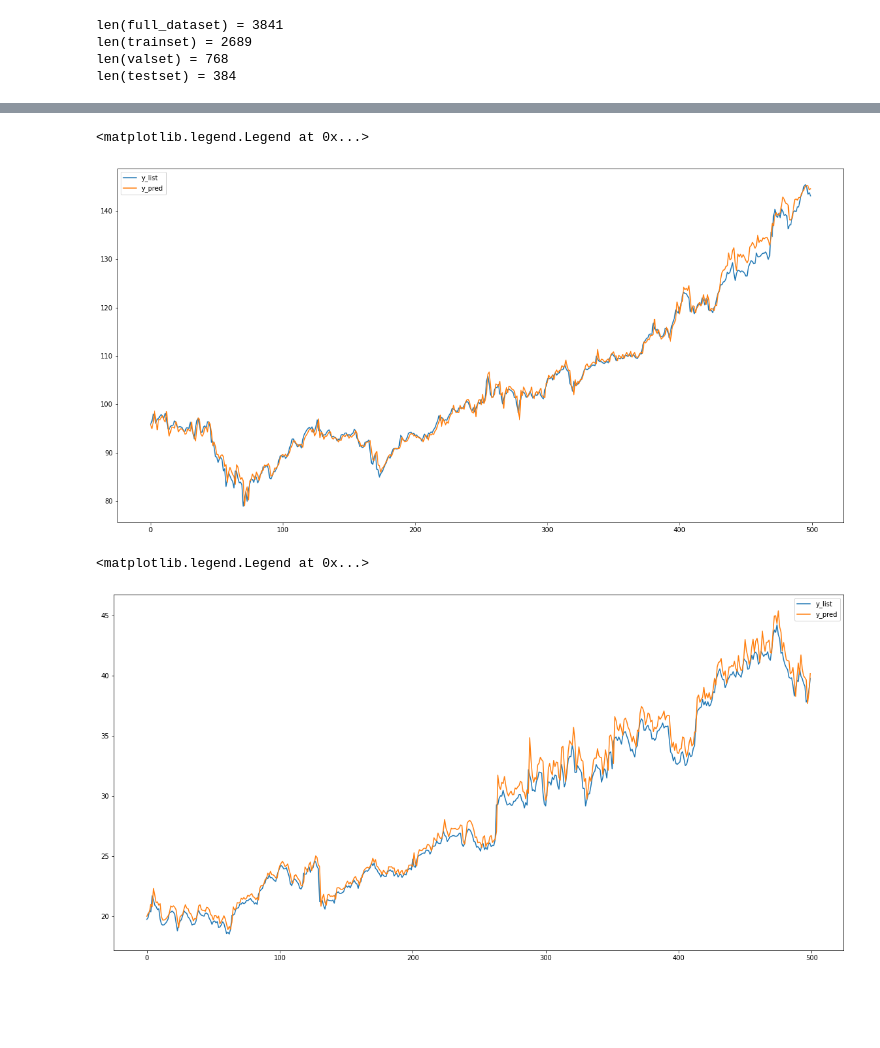
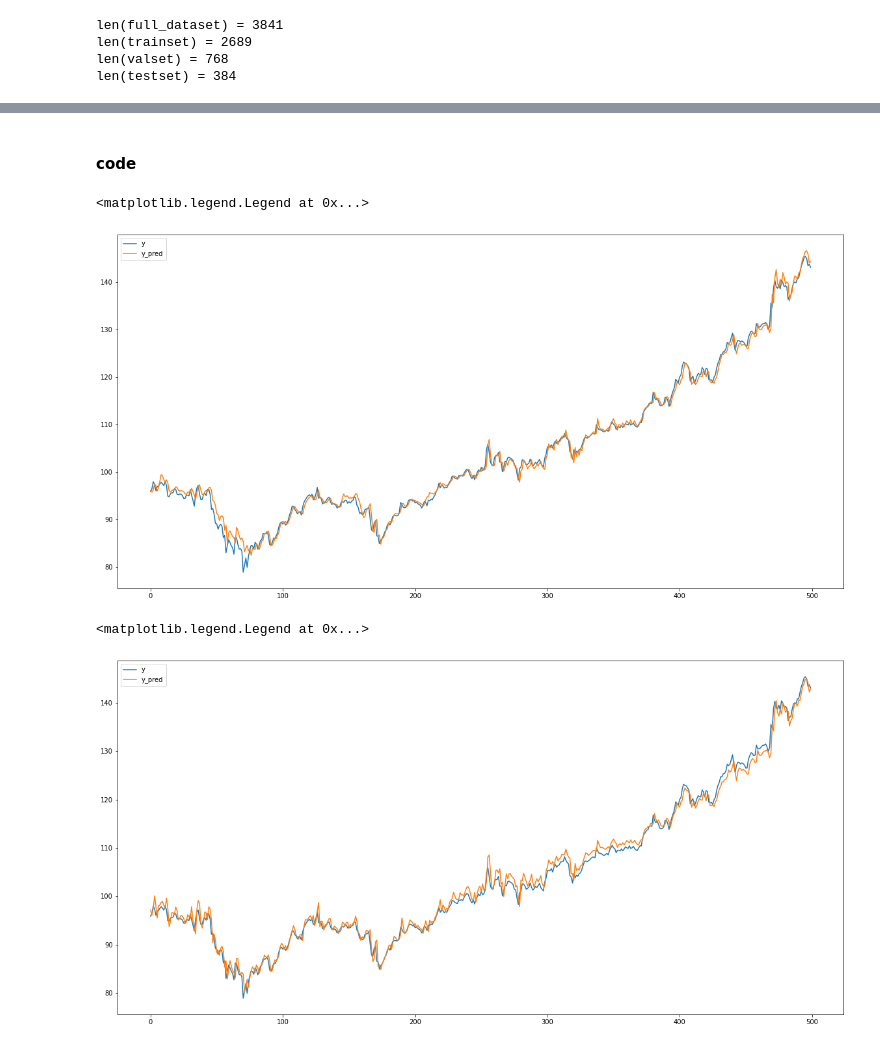
Before and after one commit to xiaoshaoyc/CSCI-4962, a Jupyter notebook: CSCI_4962_hw4.ipynb, the cells around one changed output, grey strips where cells are left out. Saved outputs shown, nothing was run; the diff lists cells and outputs as text; code cells hidden in the pictures; blank space fills up the shorter version.

```diff
--- a/CSCI_4962_hw4.ipynb
+++ b/CSCI_4962_hw4.ipynb
@@ -217,8 +226,6 @@ model = LstmNetwork().to(device)
-# %%
-loss_fn = nn.MSELoss()
-optimizer = optim.RMSprop(model.parameters(), \
-      lr=0.01, alpha=0.99, eps=1e-08, weight_decay=0.01, momentum=0.9)
 # %%
+# define some useful functions
+
 @torch.no_grad()
 def val(m, loss_fn, valloader):
   loss_list = []
@@ -235,6 +242,9 @@ def train(epoch, m, loss_fn, optimizer, trainloader, valloader=None):
   loss_list = []
   val_loss_list = []
   val_loss = 0.
+  best_model = m.state_dict()
+  best_val_loss = 0xFFFFFFFF
+  best_epoch = 200
   for i in pbar:
     sub_loss_list = []
     for x, y in trainloader:
@@ -258,5 +268,11 @@ def train(epoch, m, loss_fn, optimizer, trainloader, valloader=None):
       val_loss = val(m, loss_fn, valloader)
       pbar.set_description(f'val_loss={val_loss:.4} loss={loss_num:.4}')
       val_loss_list.append(val_loss)
+      if (epoch > best_epoch) and (val_loss < best_val_loss):
+        best_epoch = epoch
+        best_val_loss = val_loss
+        best_model = m.state_dict()
 
+  print(f'train finished. Best model at epoch={best_epoch} with val_loss={best_val_loss}')
+  m.load_state_dict(best_model)
   return loss_list, val_loss_list
@@ -263,11 +306,13 @@ def train(epoch, m, loss_fn, optimizer, trainloader, valloader=None):
+# %% [markdown]
+#### code
 # %%
-dataset = ArrayDataset(raw_dataset['High'].values, input_len=20)
+dataset = ArrayDataset(raw_dataset['High'].values, input_len=80)
 trainset, valset, testset = partition_dataset(dataset)
-model = LstmNetwork().to(device)
+model = LstmNetwork2().to(device)
 loss_fn = nn.MSELoss()
 # optimizer = optim.RMSprop(model.parameters(), \
-#       lr=0.01, alpha=0.99, eps=1e-08, weight_decay=0.001, momentum=0.9)
-optimizer = optim.Adam(model.parameters(), lr=0.02, betas=(0.9,0.9), eps=1e-8, weight_decay=0.001)
+#       lr=0.01, alpha=0.99, eps=1e-08, weight_decay=0.01, momentum=0.9)
+optimizer = optim.Adam(model.parameters(), lr=0.01, betas=(0.9,0.9), eps=1e-8, weight_decay=0.001)
 dataloader = DataLoader(trainset, batch_size=len(trainset), shuffle=True)
 valloader = DataLoader(valset, batch_size=len(valset), shuffle=False)
 loss_list, _ = train(500, model, loss_fn, optimizer, dataloader, valloader)
@@ -281,34 +326,34 @@ for i in range(1000, 1500)[::-1]:
   y_pred = model(x)
   y_pred_list.append(y_pred.item())
 
-plt.plot(y_list, label='y_list')
+plt.plot(y_list, label='y')
 plt.plot(y_pred_list, label='y_pred')
 plt.legend()
 # %% [output]
 <matplotlib.legend.Legend at 0x...>
-[figure, old version]
+[figure, new version]
 # %%
-dataset = ArrayDataset(raw_dataset['High'].values, input_len=20)
-model = RNNNetwork().to(device)
+dataset = ArrayDataset(raw_dataset['High'].values, input_len=80)
+model = LstmNetwork().to(device)
 loss_fn = nn.MSELoss()
 # optimizer = optim.RMSprop(model.parameters(), \
 #       lr=0.01, alpha=0.99, eps=1e-08, weight_decay=0.01, momentum=0.9)
 optimizer = optim.Adam(model.parameters(), lr=0.01, betas=(0.9,0.9), eps=1e-8, weight_decay=0.001)
-dataloader = DataLoader(dataset, batch_size=len(dataset), shuffle=True)
+dataloader = DataLoader(dataset, batch_size=len(dataset)//4, shuffle=True)
 loss_list, _ = train(500, model, loss_fn, optimizer, dataloader)
 
 y_list = []
 y_pred_list = []
-for i in range(1000, 1500):
+for i in range(1000, 1500)[::-1]:
   x, y = dataset[i]
   x= x.to(device).reshape(1, -1, 1)
   y_list.append(y.item())
   y_pred = model(x)
   y_pred_list.append(y_pred.item())
 
-plt.plot(y_list, label='y_list')
+plt.plot(y_list, label='y')
 plt.plot(y_pred_list, label='y_pred')
 plt.legend()
 # %% [output]
 <matplotlib.legend.Legend at 0x...>
-[figure, old version]
+[figure, new version]
```
Also changed, not shown: parts of 31 cells of this notebook.
